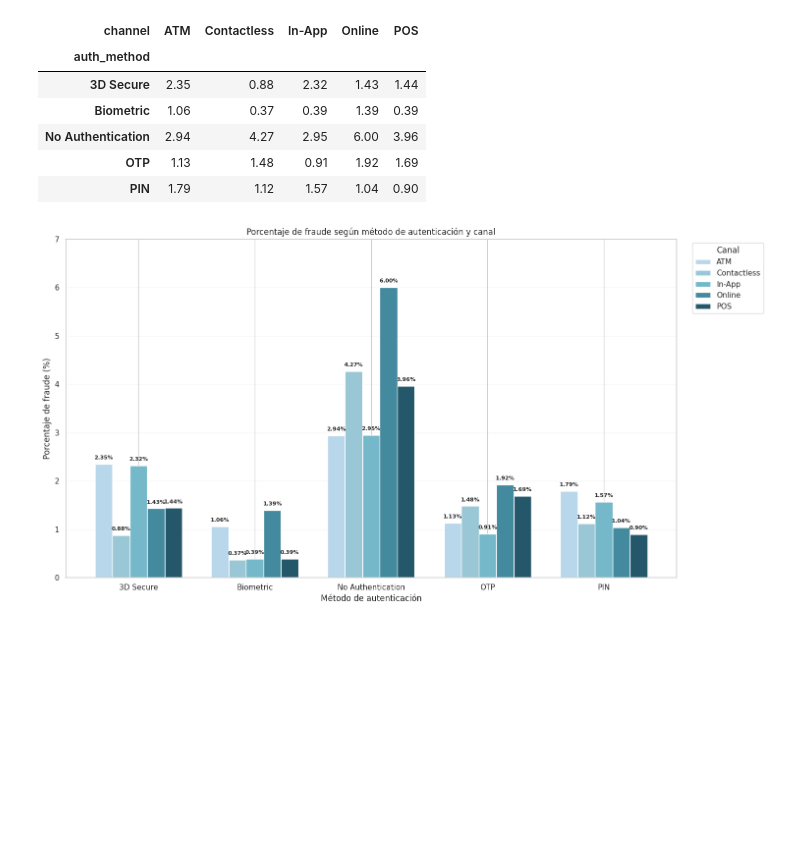
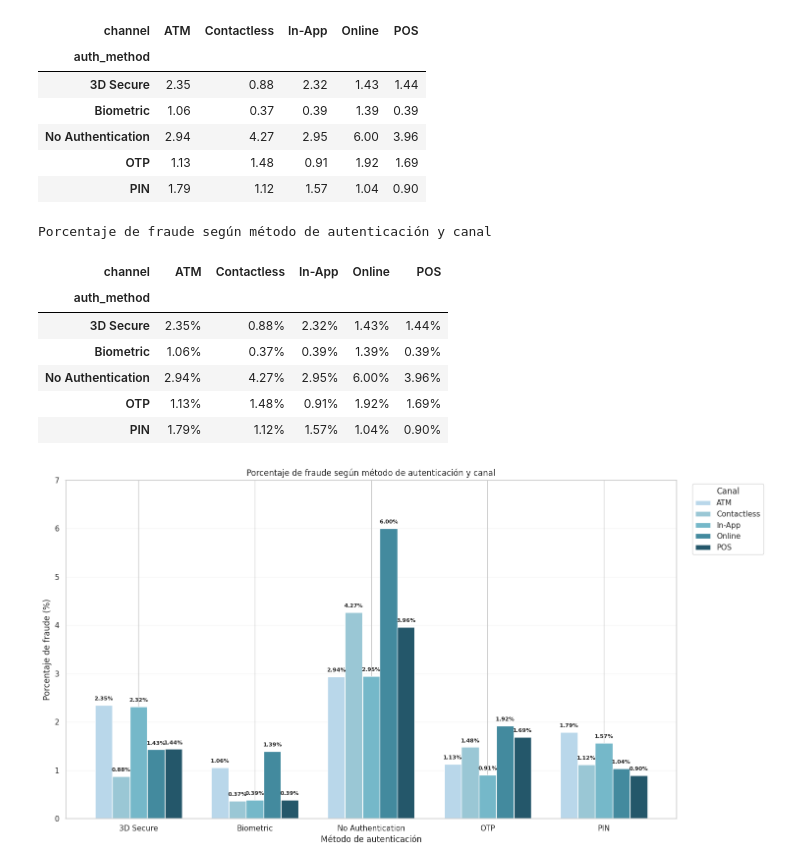
Before and after one commit to nashlypilar-collab/Intro_ciencia_tarea_grupo, a Jupyter notebook: FraudesTDC.ipynb, the cells around one changed output. Saved outputs shown, nothing was run; the diff lists cells and outputs as text; code cells hidden in the pictures; blank space fills up the shorter version.

```diff
--- a/FraudesTDC.ipynb
+++ b/FraudesTDC.ipynb
@@ -1256,6 +1296,32 @@ resultado_auth_canal
 | No Authentication | 2.94 | 4.27 | 2.95 | 6.00 | 3.96 |
 | OTP | 1.13 | 1.48 | 0.91 | 1.92 | 1.69 |
 | PIN | 1.79 | 1.12 | 1.57 | 1.04 | 0.90 |
+# %%
+tabla_auth_canal = pd.crosstab(
+    df_fraude["auth_method"],
+    df_fraude["channel"],
+    values=df_fraude["is_fraud"],
+    aggfunc="mean"
+) * 100
+
+tabla_auth_canal = tabla_auth_canal.round(2)
+
+tabla_auth_canal.style.format(
+    "{:.2f}%"
+).background_gradient(
+    cmap="Blues"
+).set_caption(
+    "Porcentaje de fraude según método de autenticación y canal"
+)
+# %% [output]
+Porcentaje de fraude según método de autenticación y canal
+| channel | ATM | Contactless | In-App | Online | POS |
+| auth_method |  |  |  |  |  |
+| 3D Secure | 2.35% | 0.88% | 2.32% | 1.43% | 1.44% |
+| Biometric | 1.06% | 0.37% | 0.39% | 1.39% | 0.39% |
+| No Authentication | 2.94% | 4.27% | 2.95% | 6.00% | 3.96% |
+| OTP | 1.13% | 1.48% | 0.91% | 1.92% | 1.69% |
+| PIN | 1.79% | 1.12% | 1.57% | 1.04% | 0.90% |
 # %%
 resultado_auth_canal = pd.crosstab(
     df_fraude["auth_method"],
```
Also changed, not shown: parts of 10 cells of this notebook.
